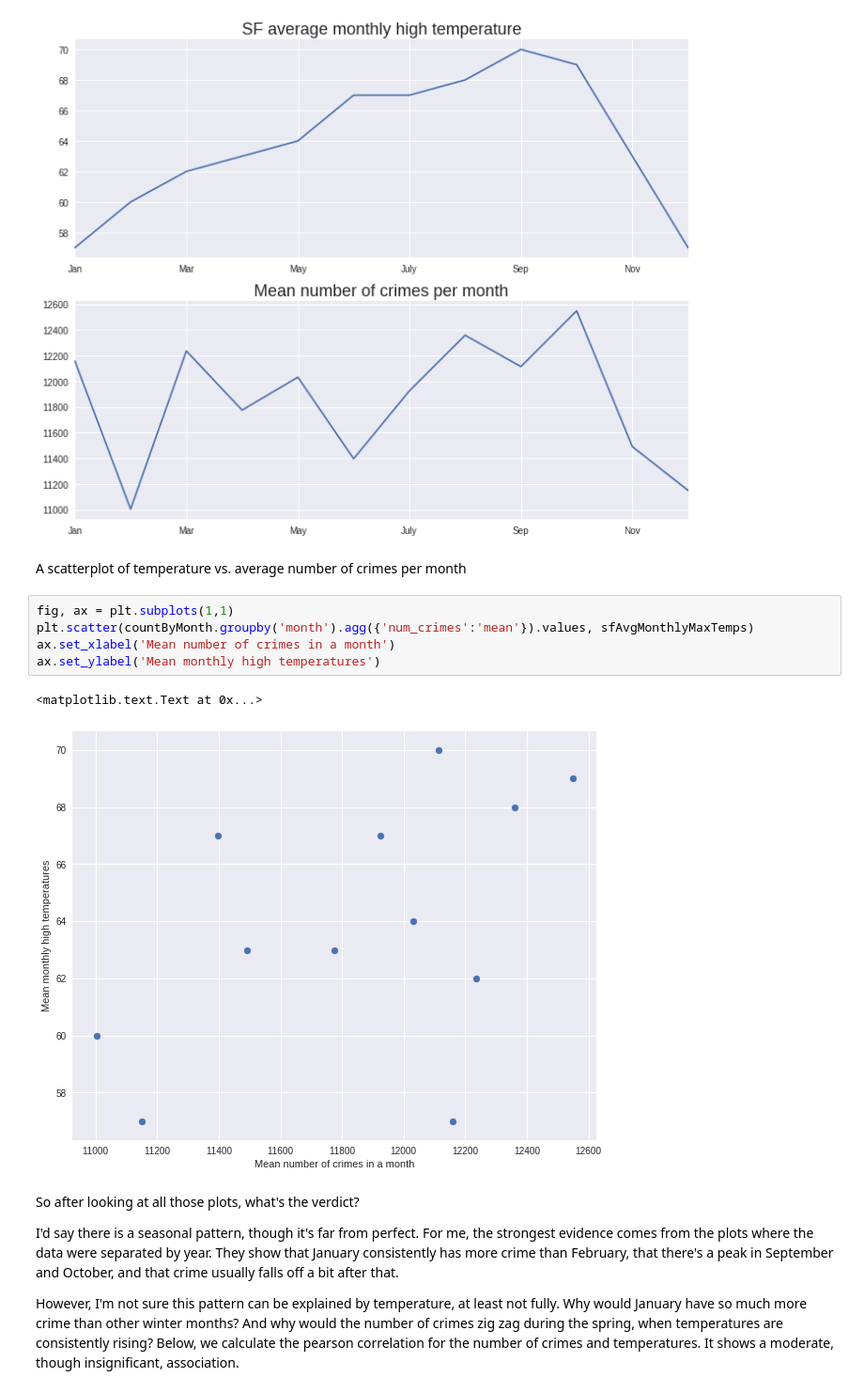
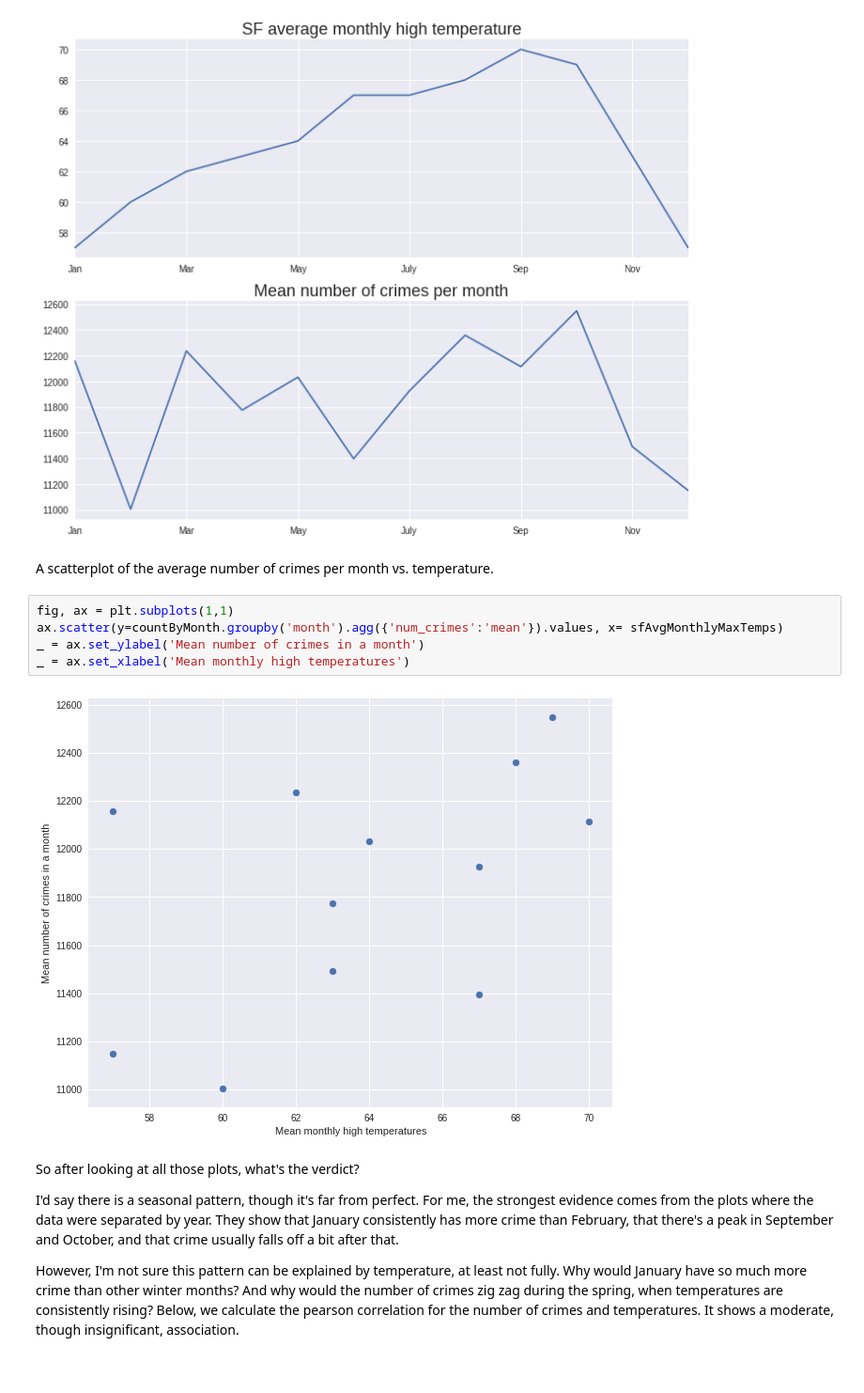
Before and after one commit to ryankresse/sf-crime, a Jupyter notebook: EDA_TIME.ipynb, the cells around one changed output. Shown at 94% size. Drawn from its saved outputs; the diff is of its cells as text.

Commit message:
creates plots and modifies readme

```diff
--- a/EDA_TIME.ipynb
+++ b/EDA_TIME.ipynb
@@ -102,15 +102,14 @@ plt.tight_layout()
 # %% [output]
 [figure]
 # %% [markdown]
-A scatterplot of temperature vs. average number of crimes per month
+A scatterplot of the average number of crimes per month vs. temperature.
 # %%
 fig, ax = plt.subplots(1,1)
-plt.scatter(countByMonth.groupby('month').agg({'num_crimes':'mean'}).values, sfAvgMonthlyMaxTemps)
-ax.set_xlabel('Mean number of crimes in a month')
-ax.set_ylabel('Mean monthly high temperatures')
+ax.scatter(y=countByMonth.groupby('month').agg({'num_crimes':'mean'}).values, x= sfAvgMonthlyMaxTemps)
+_ = ax.set_ylabel('Mean number of crimes in a month')
+_ = ax.set_xlabel('Mean monthly high temperatures')
 # %% [output]
-<matplotlib.text.Text at 0x...>
-[figure, old version]
+[figure, new version]
 # %% [markdown]
 So after looking at all those plots, what's the verdict?
 
```
Also changed, not shown: 1 other file.
